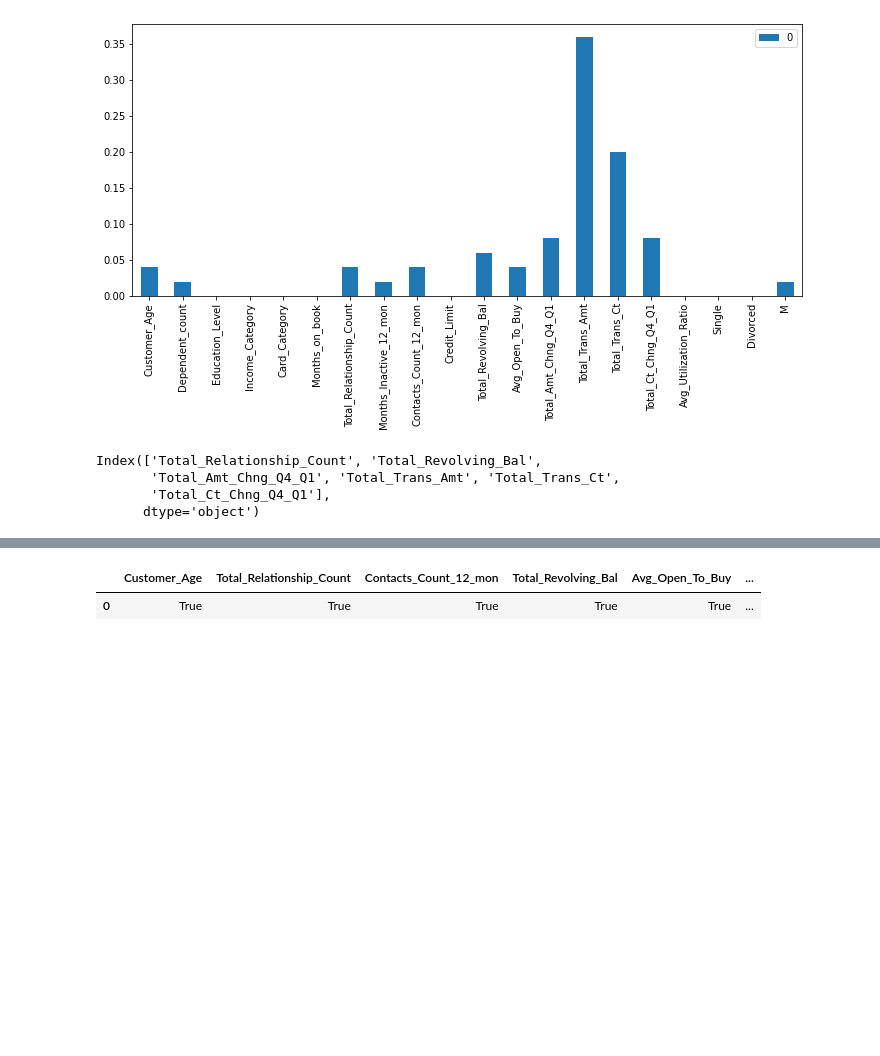
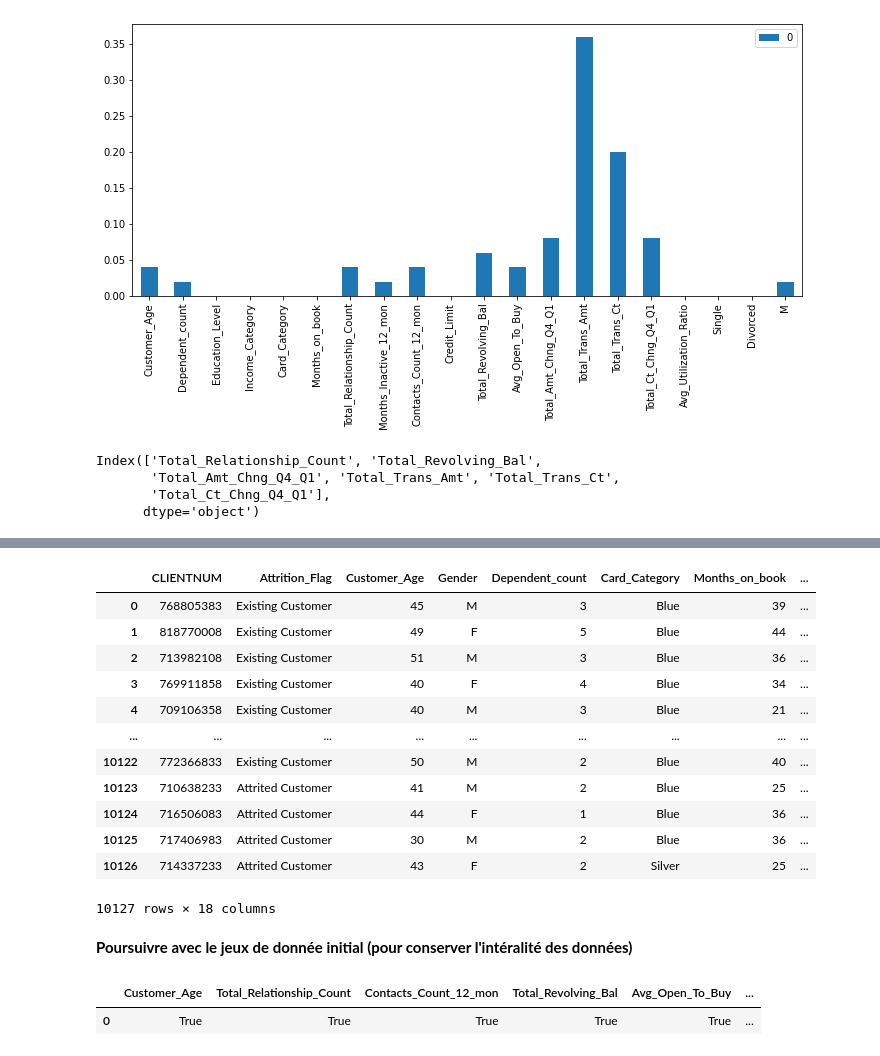
Before and after one commit to kocice/churn-prediction, a Jupyter notebook: banque.ipynb, the cells around one changed output, grey strips where cells are left out. Cells and saved outputs as stored; diff of their text form; code cells hidden in the pictures; blank space fills up the shorter version.

```diff
--- a/banque.ipynb
+++ b/banque.ipynb
@@ -367,3 +381,22 @@ Index(['Total_Relationship_Count', 'Total_Revolving_Bal',
+# %%
+final_df = data.drop(['Income_Category', 'Education_Level', 'Marital_Status'], axis=1)
+final_df
+# %% [output]
+|  | CLIENTNUM | Attrition_Flag | Customer_Age | Gender | Dependent_count | Card_Category | Months_on_book | ... |
+| 0 | 768805383 | Existing Customer | 45 | M | 3 | Blue | 39 | ... |
+| 1 | 818770008 | Existing Customer | 49 | F | 5 | Blue | 44 | ... |
+| 2 | 713982108 | Existing Customer | 51 | M | 3 | Blue | 36 | ... |
+| 3 | 769911858 | Existing Customer | 40 | F | 4 | Blue | 34 | ... |
+| 4 | 709106358 | Existing Customer | 40 | M | 3 | Blue | 21 | ... |
+| ... | ... | ... | ... | ... | ... | ... | ... | ... |
+| 10122 | 772366833 | Existing Customer | 50 | M | 2 | Blue | 40 | ... |
+| 10123 | 710638233 | Attrited Customer | 41 | M | 2 | Blue | 25 | ... |
+| 10124 | 716506083 | Attrited Customer | 44 | F | 1 | Blue | 36 | ... |
+| 10125 | 717406983 | Attrited Customer | 30 | M | 2 | Blue | 36 | ... |
+| 10126 | 714337233 | Attrited Customer | 43 | F | 2 | Silver | 25 | ... |
+10127 rows × 18 columns
+# %% [markdown]
+**Poursuivre avec le jeux de donnée initial (pour conserver l'intéralité des données)**
 # %%
 feature_model_boost = pd.DataFrame(model_boost.feature_importances_, index=X_train.columns)
 best_data2 = feature_model_boost.T
```
Also changed, not shown: parts of 14 cells of this notebook.
